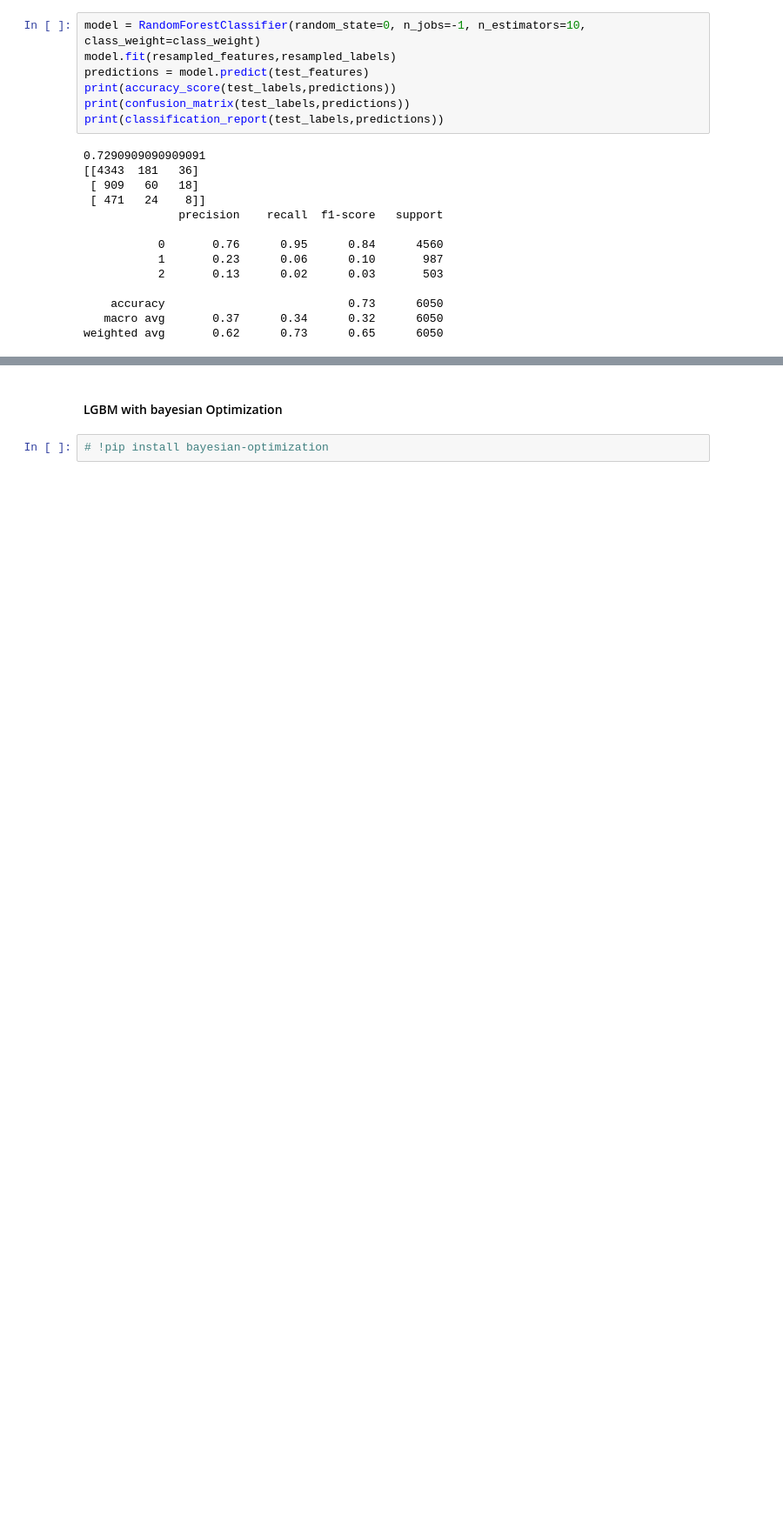
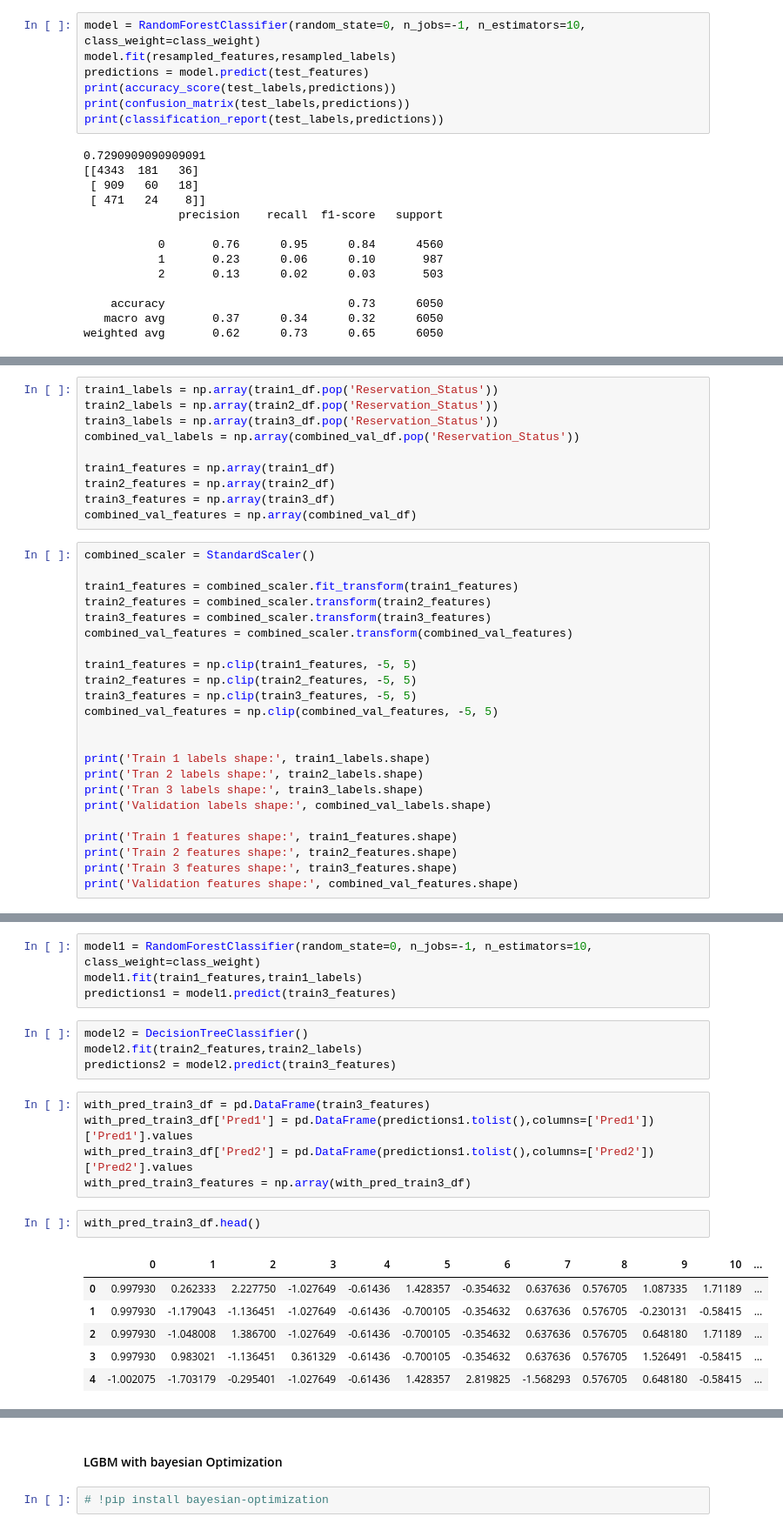
Before and after one commit to teamoptimusai/datastorm2-initial, a Jupyter notebook: Day3/datstorm2_1stround_chandra.ipynb, the cells around one changed output, grey strips where cells are left out. Shown at 87% size. Drawn from its saved outputs; the diff is of its cells as text; blank space fills up the shorter version.

Commit message:
multi-model classification
achieved 80% accuracy on test set and 0.55 F1 Score.
Huge improvement over 0.33 F1 Score

```diff
--- a/Day3/datstorm2_1stround_chandra.ipynb
+++ b/Day3/datstorm2_1stround_chandra.ipynb
@@ -631,0 +676,33 @@ weighted avg       0.62      0.73      0.65      6050
+# %%
+train1_labels = np.array(train1_df.pop('Reservation_Status'))
+train2_labels = np.array(train2_df.pop('Reservation_Status'))
+train3_labels = np.array(train3_df.pop('Reservation_Status'))
+combined_val_labels = np.array(combined_val_df.pop('Reservation_Status'))
+
+train1_features = np.array(train1_df)
+train2_features = np.array(train2_df)
+train3_features = np.array(train3_df)
+combined_val_features = np.array(combined_val_df)
+# %%
+combined_scaler = StandardScaler()
+
+train1_features = combined_scaler.fit_transform(train1_features)
+train2_features = combined_scaler.transform(train2_features)
+train3_features = combined_scaler.transform(train3_features)
+combined_val_features = combined_scaler.transform(combined_val_features)
+
+train1_features = np.clip(train1_features, -5, 5)
+train2_features = np.clip(train2_features, -5, 5)
+train3_features = np.clip(train3_features, -5, 5)
+combined_val_features = np.clip(combined_val_features, -5, 5)
+
+
+print('Train 1 labels shape:', train1_labels.shape)
+print('Tran 2 labels shape:', train2_labels.shape)
+print('Tran 3 labels shape:', train3_labels.shape)
+print('Validation labels shape:', combined_val_labels.shape)
+
+print('Train 1 features shape:', train1_features.shape)
+print('Train 2 features shape:', train2_features.shape)
+print('Train 3 features shape:', train3_features.shape)
+print('Validation features shape:', combined_val_features.shape)
@@ -631,0 +718,22 @@ weighted avg       0.62      0.73      0.65      6050
+# %%
+model1 = RandomForestClassifier(random_state=0, n_jobs=-1, n_estimators=10, class_weight=class_weight)
+model1.fit(train1_features,train1_labels)
+predictions1 = model1.predict(train3_features)
+# %%
+model2 = DecisionTreeClassifier()
+model2.fit(train2_features,train2_labels)
+predictions2 = model2.predict(train3_features)
+# %%
+with_pred_train3_df = pd.DataFrame(train3_features)
+with_pred_train3_df['Pred1'] = pd.DataFrame(predictions1.tolist(),columns=['Pred1'])['Pred1'].values
+with_pred_train3_df['Pred2'] = pd.DataFrame(predictions1.tolist(),columns=['Pred2'])['Pred2'].values
+with_pred_train3_features = np.array(with_pred_train3_df)
+# %%
+with_pred_train3_df.head()
+# %% [output]
+|  | 0 | 1 | 2 | 3 | 4 | 5 | 6 | 7 | 8 | 9 | 10 | ... |
+| 0 | 0.997930 | 0.262333 | 2.227750 | -1.027649 | -0.61436 | 1.428357 | -0.354632 | 0.637636 | 0.576705 | 1.087335 | 1.71189 | ... |
+| 1 | 0.997930 | -1.179043 | -1.136451 | -1.027649 | -0.61436 | -0.700105 | -0.354632 | 0.637636 | 0.576705 | -0.230131 | -0.58415 | ... |
+| 2 | 0.997930 | -1.048008 | 1.386700 | -1.027649 | -0.61436 | -0.700105 | -0.354632 | 0.637636 | 0.576705 | 0.648180 | 1.71189 | ... |
+| 3 | 0.997930 | 0.983021 | -1.136451 | 0.361329 | -0.61436 | -0.700105 | -0.354632 | 0.637636 | 0.576705 | 1.526491 | -0.58415 | ... |
+| 4 | -1.002075 | -1.703179 | -0.295401 | -1.027649 | -0.61436 | 1.428357 | 2.819825 | -1.568293 | 0.576705 | 0.648180 | -0.58415 | ... |
```
Also changed, not shown: parts of 11 cells of this notebook, 1 other file.
